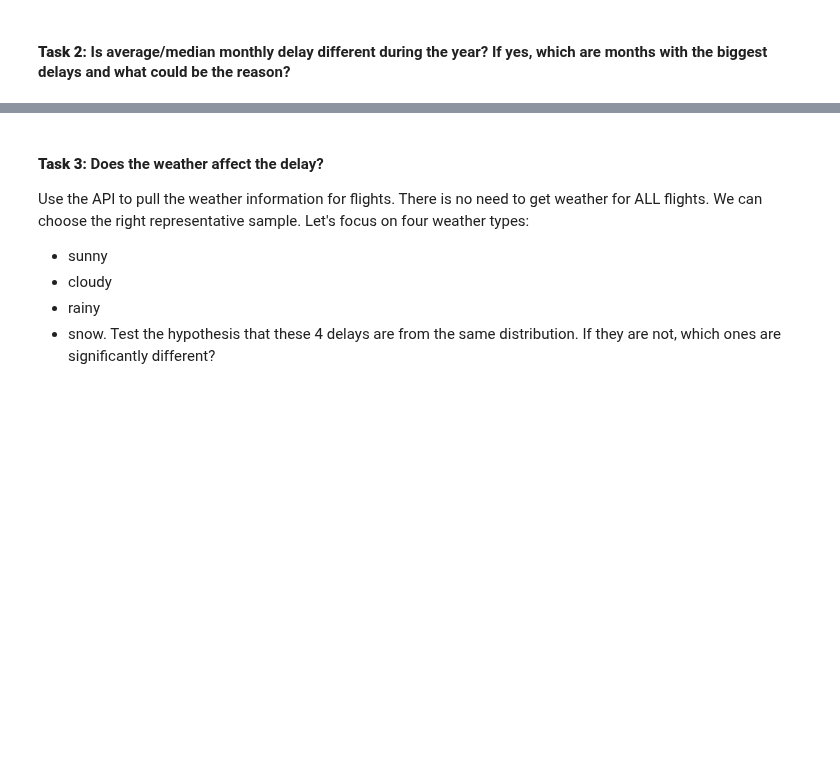
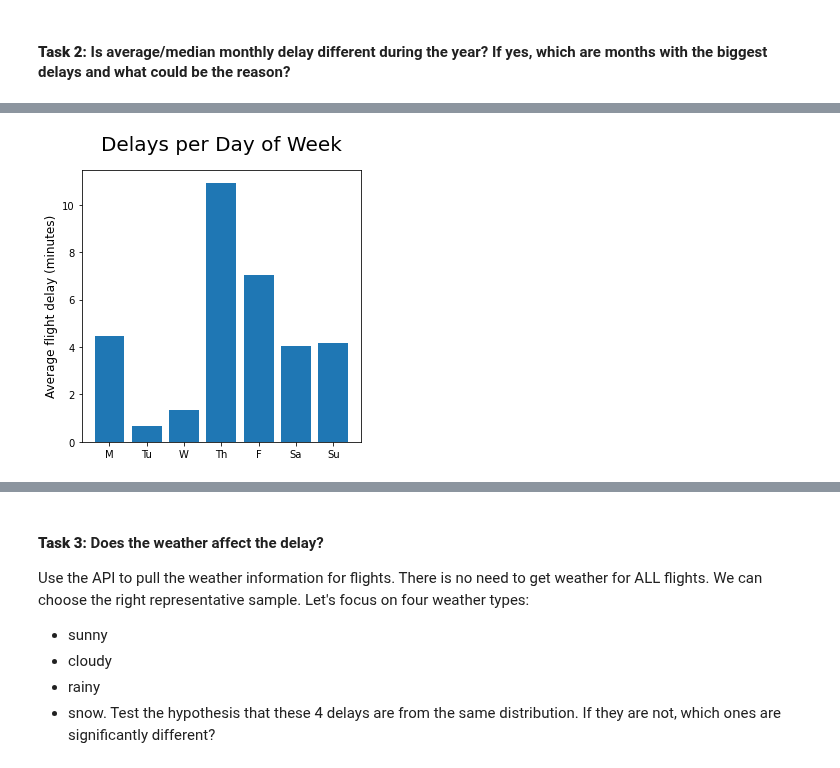
Before and after one commit to jackycwwang/lighthouse_lab_midterm_project, a Jupyter notebook: src/exploratory_analysis.ipynb, the cells around one changed output, grey strips where cells are left out. Cells and saved outputs as stored; diff of their text form; code cells hidden in the pictures; blank space fills up the shorter version.

Commit message:
added day of week analysis and plots

```diff
--- a/src/exploratory_analysis.ipynb
+++ b/src/exploratory_analysis.ipynb
@@ -63,0 +90,7 @@ Index(['fl_date', 'mkt_unique_carrier', 'branded_code_share', 'mkt_carrier',
+# %%
+# CALCULATE MEAN FLIGHT DELAY PER DAY OF WEEK
+weekday_df = df[['weekday', 'arr_delay']]
+weekday_df = weekday_df.groupby(['weekday'], as_index=False).mean()
+weekday_df=weekday_df.rename(columns={'arr_delay': 'avg_arr_delay'})
+weekday_df=weekday_df.replace({0: 'M', 1:'Tu',2:'W',3:'Th',4:'F',5:'Sa',6:'Su'})
+weekday_df
@@ -63,0 +106,16 @@ Index(['fl_date', 'mkt_unique_carrier', 'branded_code_share', 'mkt_carrier',
+# %%
+# week day
+
+x = weekday_df.weekday
+y = weekday_df.avg_arr_delay
+
+fig, ax = plt.subplots( figsize = (5,5))
+
+ax.bar(x,y)
+ax.set_ylabel('Average flight delay (minutes)', fontsize=12)
+ax.set_xlabel('', fontsize=12)
+ax.set_title('Delays per Day of Week', fontsize=20, y=1.05)
+
+plt.show()
+# %% [output]
+[figure, added]
```
Also changed, not shown: parts of 14 cells of this notebook, 3 other files.
